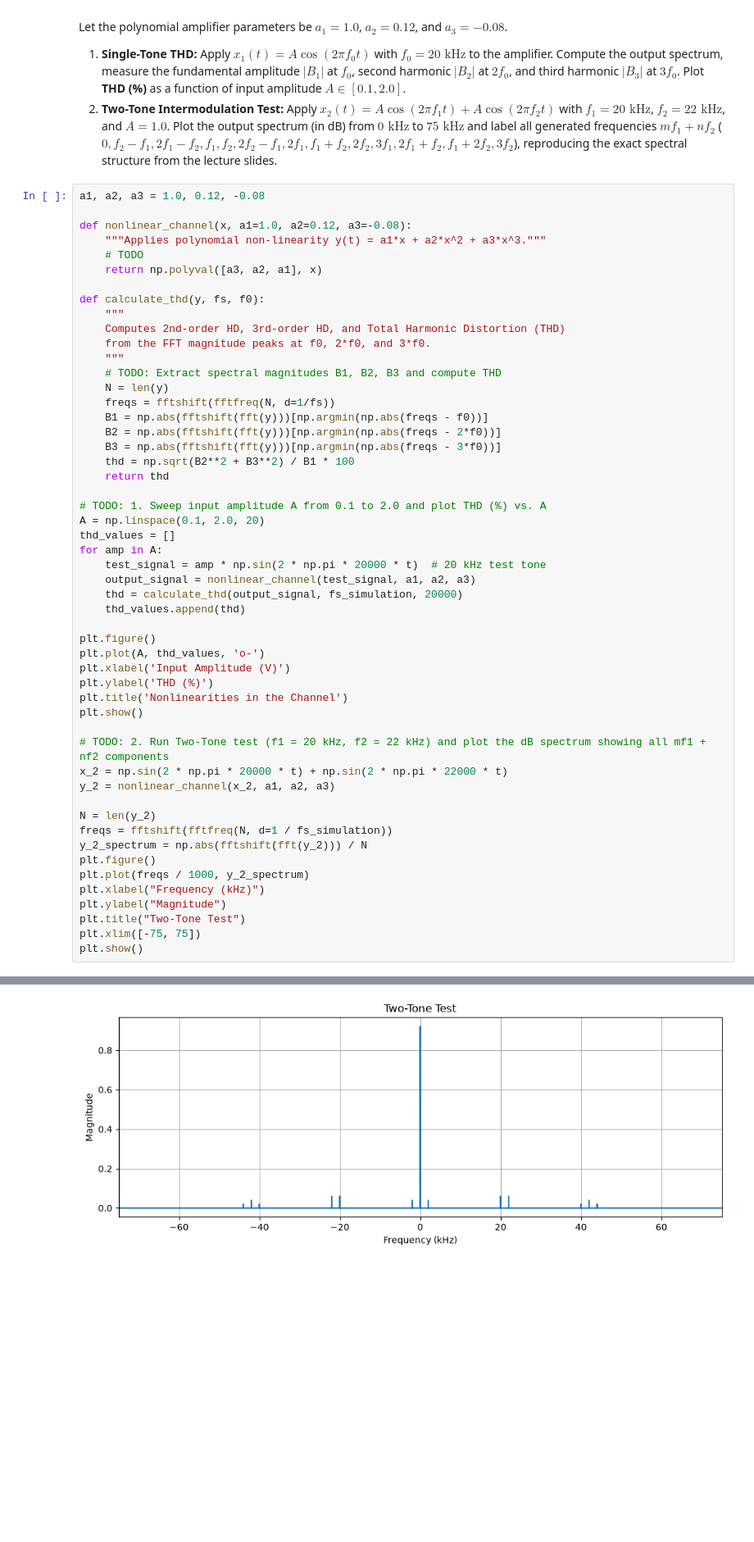
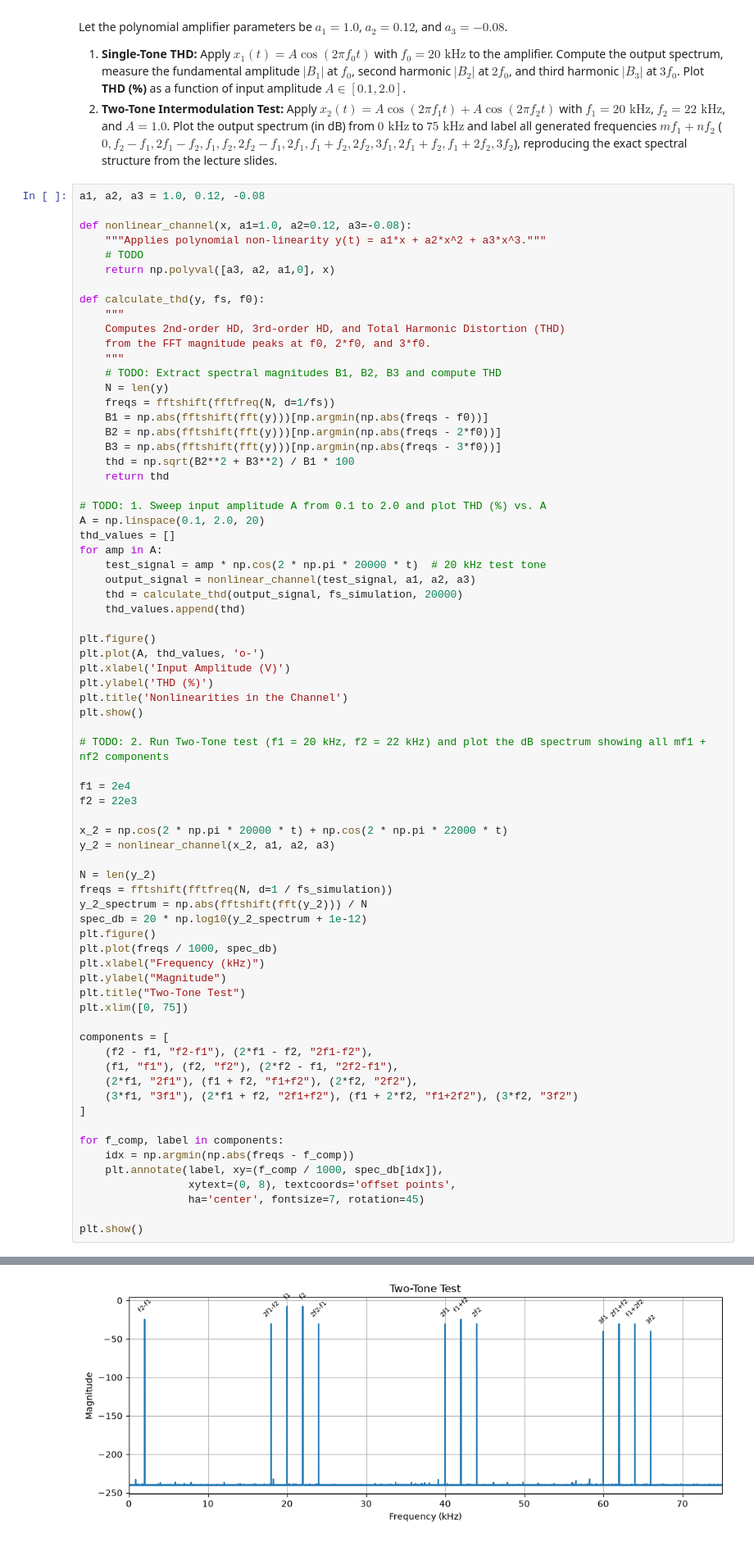
Before and after one commit to AriaFateh/CommunicationSystems-PHW1, a Jupyter notebook: CHW_1.ipynb, the cells around one changed output, grey strips where cells are left out. Shown at 82% size. Drawn from its saved outputs; the diff is of its cells as text; blank space fills up the shorter version.

```diff
--- a/CHW_1.ipynb
+++ b/CHW_1.ipynb
@@ -548,7 +569,7 @@ a1, a2, a3 = 1.0, 0.12, -0.08
 def nonlinear_channel(x, a1=1.0, a2=0.12, a3=-0.08):
     """Applies polynomial non-linearity y(t) = a1*x + a2*x^2 + a3*x^3."""
     # TODO
-    return np.polyval([a3, a2, a1], x)
+    return np.polyval([a3, a2, a1,0], x)
 
 def calculate_thd(y, fs, f0):
     """
@@ -568,7 +589,7 @@ def calculate_thd(y, fs, f0):
 A = np.linspace(0.1, 2.0, 20)
 thd_values = []
 for amp in A:
-    test_signal = amp * np.sin(2 * np.pi * 20000 * t)  # 20 kHz test tone
+    test_signal = amp * np.cos(2 * np.pi * 20000 * t)  # 20 kHz test tone
     output_signal = nonlinear_channel(test_signal, a1, a2, a3)
     thd = calculate_thd(output_signal, fs_simulation, 20000)
     thd_values.append(thd)
@@ -581,17 +602,36 @@ plt.title('Nonlinearities in the Channel')
 plt.show()
 
 # TODO: 2. Run Two-Tone test (f1 = 20 kHz, f2 = 22 kHz) and plot the dB spectrum showing all mf1 + nf2 components
-x_2 = np.sin(2 * np.pi * 20000 * t) + np.sin(2 * np.pi * 22000 * t)
+
+f1 = 2e4
+f2 = 22e3
+
+x_2 = np.cos(2 * np.pi * 20000 * t) + np.cos(2 * np.pi * 22000 * t)
 y_2 = nonlinear_channel(x_2, a1, a2, a3)
 
 N = len(y_2)
 freqs = fftshift(fftfreq(N, d=1 / fs_simulation))
 y_2_spectrum = np.abs(fftshift(fft(y_2))) / N
+spec_db = 20 * np.log10(y_2_spectrum + 1e-12)
 plt.figure()
-plt.plot(freqs / 1000, y_2_spectrum)
+plt.plot(freqs / 1000, spec_db)
 plt.xlabel("Frequency (kHz)")
 plt.ylabel("Magnitude")
 plt.title("Two-Tone Test")
-plt.xlim([-75, 75])
+plt.xlim([0, 75])
+
+components = [
+    (f2 - f1, "f2-f1"), (2*f1 - f2, "2f1-f2"),
+    (f1, "f1"), (f2, "f2"), (2*f2 - f1, "2f2-f1"),
+    (2*f1, "2f1"), (f1 + f2, "f1+f2"), (2*f2, "2f2"),
+    (3*f1, "3f1"), (2*f1 + f2, "2f1+f2"), (f1 + 2*f2, "f1+2f2"), (3*f2, "3f2")
+]
+
+for f_comp, label in components:
+    idx = np.argmin(np.abs(freqs - f_comp))
+    plt.annotate(label, xy=(f_comp / 1000, spec_db[idx]),
+                 xytext=(0, 8), textcoords='offset points',
+                 ha='center', fontsize=7, rotation=45)
+
 plt.show()
 # %% [output]
@@ -599,4 +639,4 @@ plt.show()
-[figure, old version]
+[figure, new version]
 # %% [markdown]
 ### 3.2. 3-Channel FDM in a Non-Linear Channel and Link Budget Analysis
 1. Select the first 3 audio signals from Question 2 (`audio_vectors[:3]`) and modulate them onto $f_{c1} = 110\text{ kHz}$, $f_{c2} = 120\text{ kHz}$, and $f_{c3} = 130\text{ kHz}$.
```
Also changed, not shown: parts of 7 cells of this notebook.
